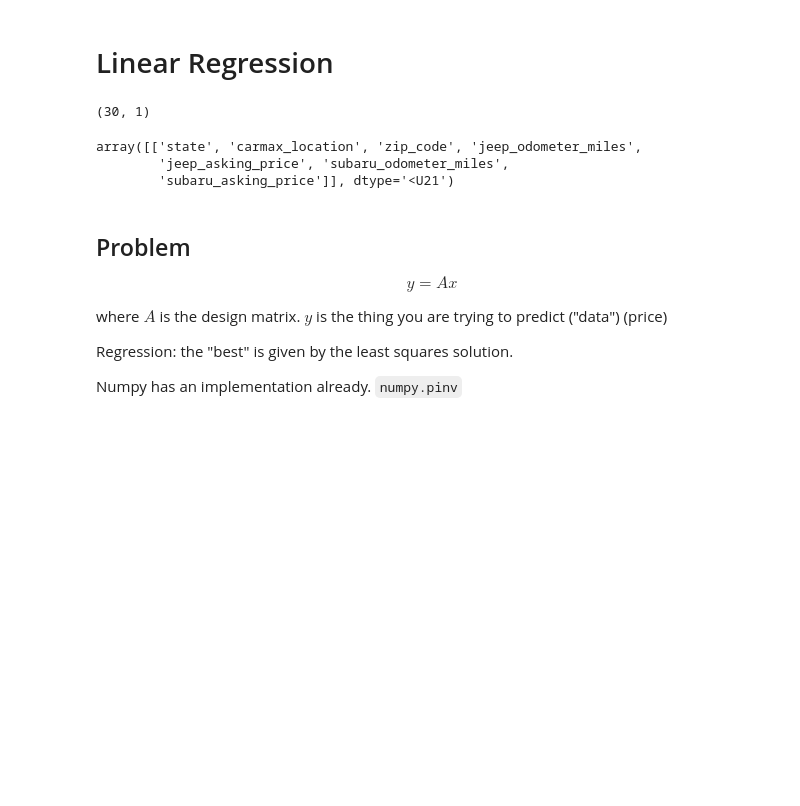
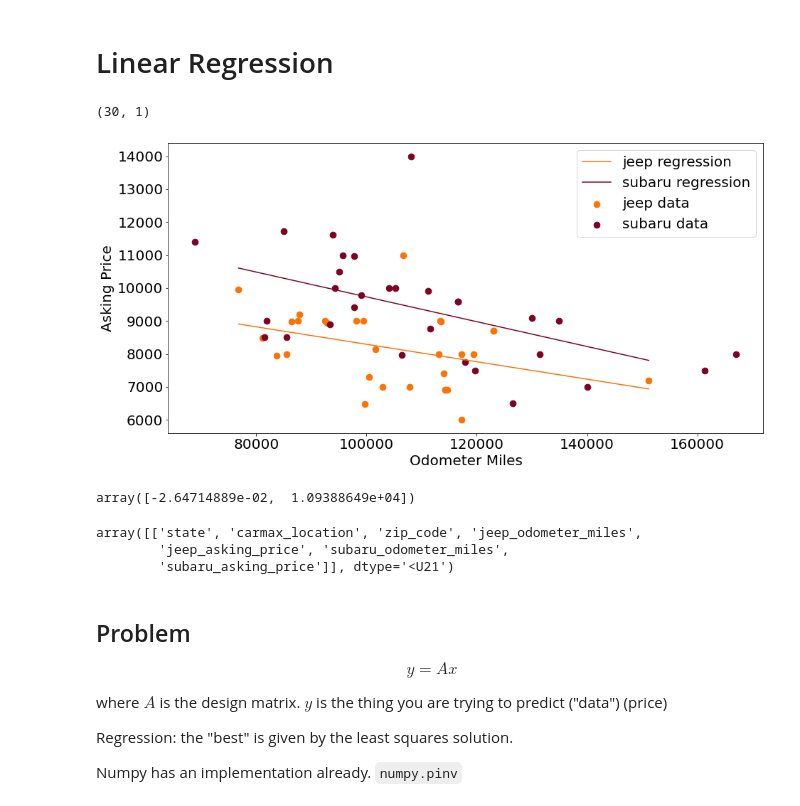
Before and after one commit to djdebonis/jeep_subaru, a Jupyter notebook: jeepsubaruanalysis.ipynb, the cells around one changed output. Saved outputs shown, nothing was run; the diff lists cells and outputs as text; code cells hidden in the pictures; blank space fills up the shorter version.

```diff
--- a/jeepsubaruanalysis.ipynb
+++ b/jeepsubaruanalysis.ipynb
@@ -315,3 +350,48 @@ def vandermond_matrix(data):
+# %%
+def plot_regression(miles0,price0, miles1, price1, degree = 1):
+    coeffs0 = np.polyfit(miles0, price0, degree) # returns coeffs as [slope, intercept]
+    coeffs1 = np.polyfit(miles1, price1, degree)
+
+
+    zero_min, zero_max = np.min(miles0), np.max(miles0)
+    one_min, one_max = np.min(miles0), np.max(miles0)
+
+    mn_ls = [zero_min, one_min]
+    mx_ls = [zero_max, one_max]
+
+
+
+    plot_resolution = 1000
+    mn, mx = np.min(mn_ls), np.max(mx_ls)
+    miles_driven = np.linspace(mn, mx, plot_resolution)
+
+    # fit a regression line to both jeep and subaru prices as a function of odometer miles. check for heteroskedasticity below
+
+    # calculate the Jeep and Subaru price predictions at any given mileage using above coeffs
+    vehicle_zero_price = (miles_driven*coeffs0[0]) + coeffs0[1]
+    vehicle_one_price = miles_driven*coeffs1[0] + coeffs1[1]
+
+    # plot the regression line and the scatter plot for Jeeps
+    plt.plot(miles_driven, vehicle_zero_price, c=jeep_color, label='jeep regression')
+    plt.scatter(miles0, price0, c=jeep_color, s= 75, label='jeep data')
+
+    plt.plot(miles_driven, vehicle_one_price, c=subaru_color, label='subaru regression')
+    plt.scatter(miles1, price1, c=subaru_color, s= 75, label='subaru data')
+
+    plt.xlabel('Odometer Miles')
+    plt.ylabel('Asking Price')
+    plt.legend()
+
+    plt.savefig('figures/miles_price_regression')
+    plt.show()
+# %%
+plot_regression(jeep_miles,jeep_price,subaru_miles,subaru_price)
+# %% [output]
+[figure, added]
+# %%
+plot_regression(jeep_miles, jeep_price, 1)
+# %% [output]
+array([-2.64714889e-02,  1.09388649e+04])
 # %%
 ragazzo = np.column_stack(car_data)
 ragazzo
```
Also changed, not shown: parts of 9 cells of this notebook.
